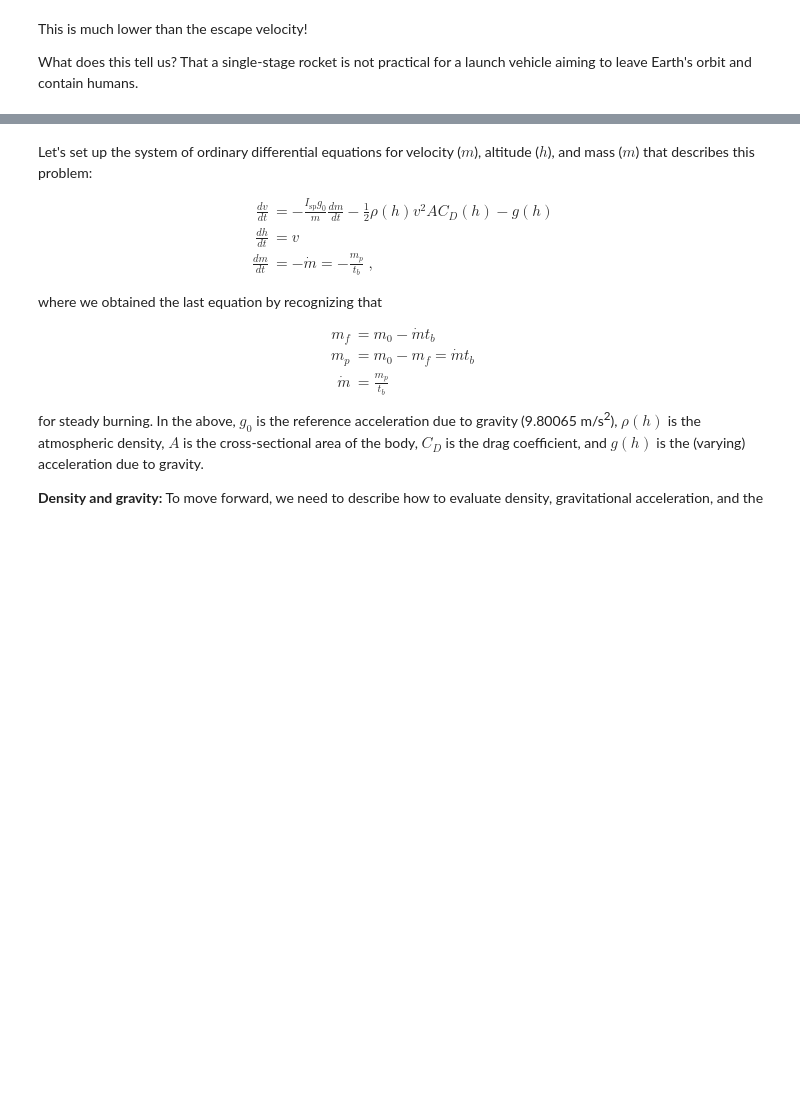
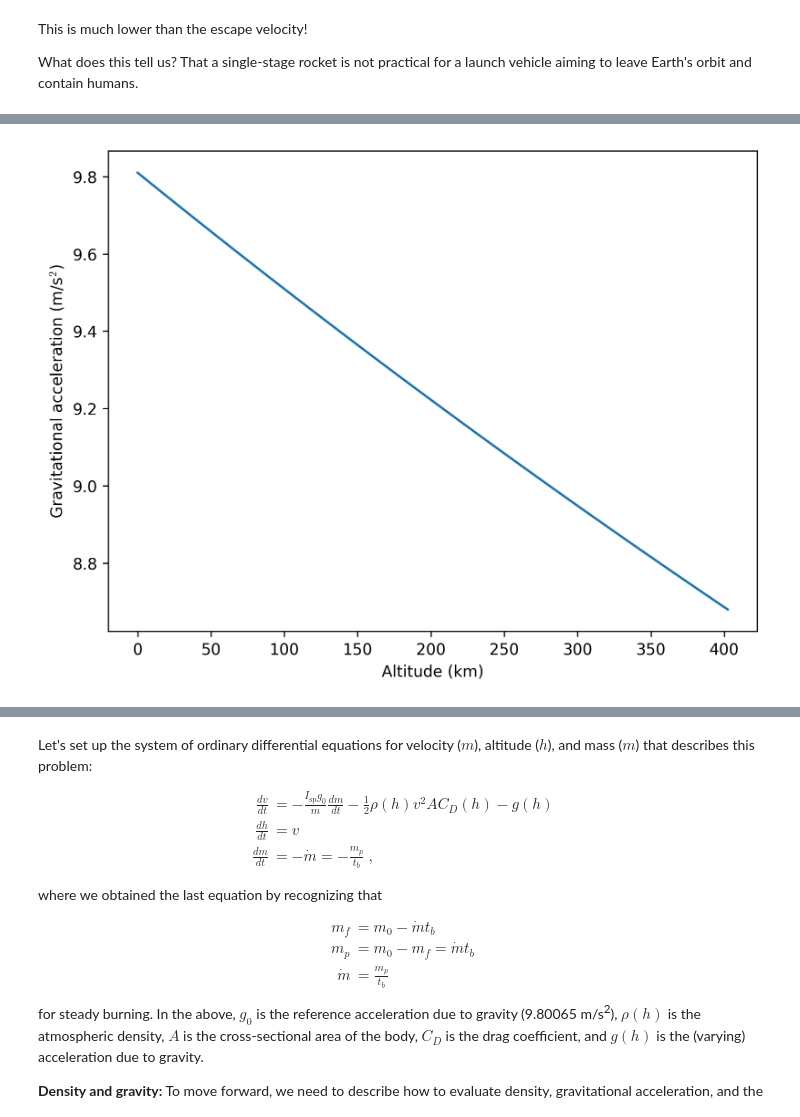
Before and after one commit to kyleniemeyer/rocket-propulsion, a Jupyter notebook: fundamentals/thrust-rocket-equation.ipynb, the cells around one changed output, grey strips where cells are left out. Cells and saved outputs as stored; diff of their text form; code cells hidden in the pictures; blank space fills up the shorter version.

```diff
--- a/fundamentals/thrust-rocket-equation.ipynb
+++ b/fundamentals/thrust-rocket-equation.ipynb
@@ -424,0 +581,14 @@ aiming to leave Earth's orbit and contain humans.
+# %%
+R0 = Q_(6378.388, 'km')
+h_ISS = Q_(250, 'miles').to('km')
+altitudes = np.linspace(0., h_ISS.magnitude, num=100) * ureg.km
+gravities = g0 * (R0 / (R0 + altitudes))**2
+
+fig, ax = plt.subplots(layout='constrained')
+ax.plot(altitudes.magnitude, gravities.to('m/s^2').magnitude)
+ax.set_xlabel('Altitude (km)')
+ax.set_ylabel(r'Gravitational acceleration (m/s$^2$)')
+
+plt.show()
+# %% [output]
+[figure, added]
```
Also changed, not shown: parts of 12 cells of this notebook, 1 other file.
